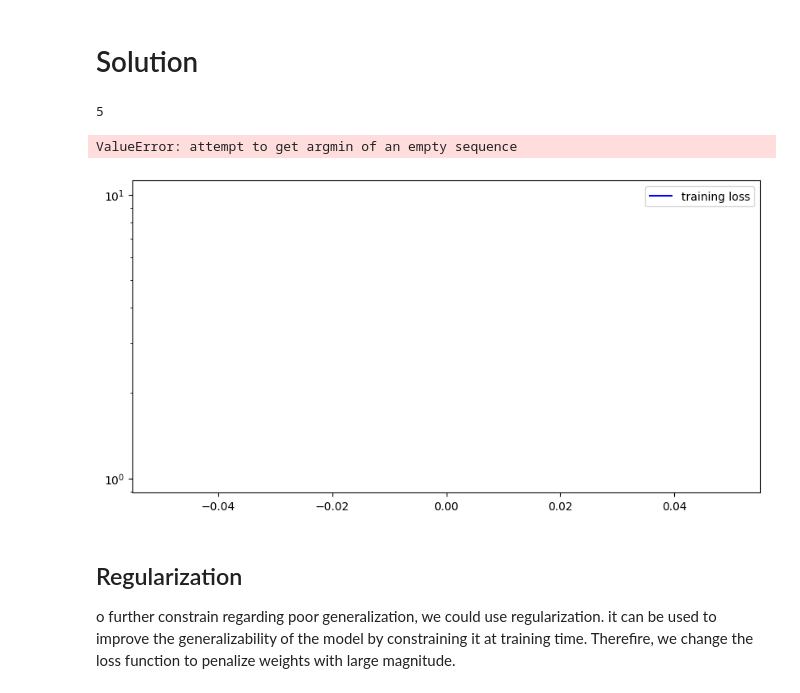
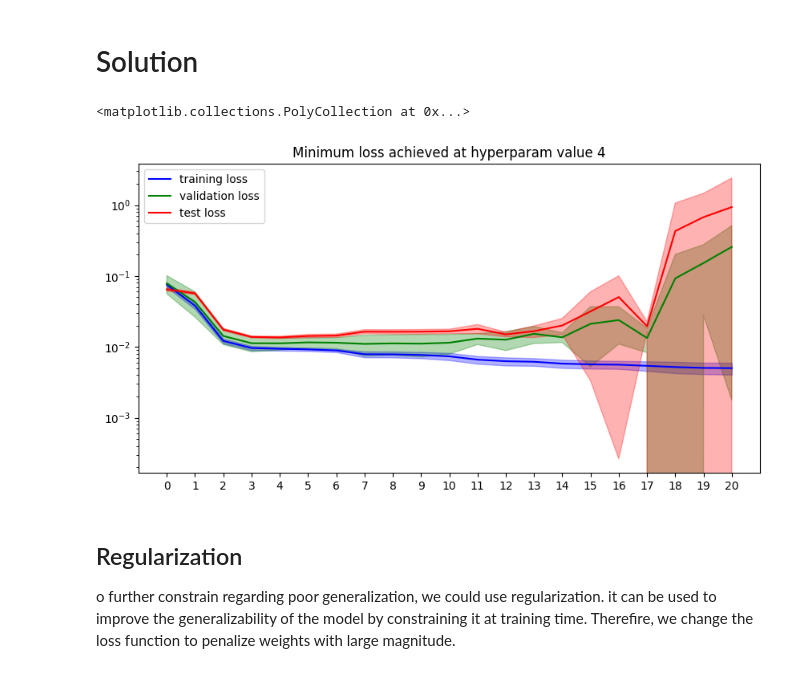
Before and after one commit to charan250498/Cross-validation-and-L2-Regularization, a Jupyter notebook: Ordinary Least Squares, Cross Validation and L2 Regularization.ipynb, the cells around one changed output. Drawn from its saved outputs; the diff is of its cells as text; code cells hidden in the pictures.

Commit message:
Completed K-fold Cross Validation and L2 Regularization.

```diff
--- a/Ordinary Least Squares, Cross Validation and L2 Regularization.ipynb
+++ b/Ordinary Least Squares, Cross Validation and L2 Regularization.ipynb
@@ -405,46 +405,61 @@ val_losses_mean = []
 val_losses_std = []
 
 test_losses_mean = []
 test_losses_std = []
 
+x_folds = np.asarray([x.reshape(1, -1).squeeze(0)[i*fold_size : (i+1)*fold_size] for i in range(Num_folds)])
+y_folds = np.asarray([y[i*fold_size : (i+1)*fold_size] for i in range(Num_folds)])
+
 for degree in range(max_degree):
 
     #<<TODO#3>> Add your code here
+    train_loss = []
+    val_loss = []
+    test_loss = []
 
-    # ...
+    for validation_fold_index in range(Num_folds):
+        x_train = np.hstack(np.delete(x_folds, (validation_fold_index), axis = 0)).reshape(-1, 1)
+        y_train = np.hstack(np.delete(y_folds, (validation_fold_index), axis = 0))
+        features_train = polynomial_features(x_train, degree)
+        w = least_squares(features_train, y_train)
+        train_loss.append(avg_loss(features_train, y_train, w))
 
-    # train_losses_mean.append(...)
-    # train_losses_std.append(...)
+        x_val = x_folds[validation_fold_index].reshape(-1, 1)
+        y_val = y_folds[validation_fold_index]
+        features_val = polynomial_features(x_val, degree)
+        val_loss.append(avg_loss(features_val, y_val, w))
 
-    # val_losses_mean.append(...)
-    # val_losses_std.append(...)
+        x_test = x_new
+        y_test = y_new
+        features_test = polynomial_features(x_test, degree)
+        test_loss.append(avg_loss(features_test, y_test, w))
 
-    # test_losses_mean.append(...)
-    # test_losses_std.append(...)
-
-
-
+    train_losses_mean.append(np.mean(np.asarray(train_loss)))
+    train_losses_std.append(np.std(np.asarray(train_loss)))
+    val_losses_mean.append(np.mean(np.asarray(val_loss)))
+    val_losses_std.append(np.std(np.asarray(val_loss)))
+    test_losses_mean.append(np.mean(np.asarray(test_loss)))
+    test_losses_std.append(np.std(np.asarray(test_loss)))
 
 plt.figure(figsize=(10, 5))
 plot_losses(train_losses_mean, label='training loss', color='b')
 std_n = np.array(train_losses_mean) - np.array(train_losses_std)
 std_p = np.array(train_losses_mean) + np.array(train_losses_std)
 plt.fill_between(range(max_degree), std_n, std_p, color='b', alpha=0.3)
 
 plot_losses(val_losses_mean, label='validation loss', color='g')
 std_n = np.array(val_losses_mean) - np.array(val_losses_std)
 std_p = np.array(val_losses_mean) + np.array(val_losses_std)
 plt.fill_between(range(max_degree), std_n, std_p, color='g', alpha=0.3)
 
 
 plot_losses(test_losses_mean, label='test loss', color='r')
 std_n = np.array(test_losses_mean) - np.array(test_losses_std)
 std_p = np.array(test_losses_mean) + np.array(test_losses_std)
 plt.fill_between(range(max_degree), std_n, std_p, color='r', alpha=0.3)
 # %% [output]
-5
+<matplotlib.collections.PolyCollection at 0x...>
-ValueError: attempt to get argmin of an empty sequence
-[figure, old version]
+[figure, new version]
 # %% [markdown]
 ##  Regularization
 o further constrain regarding poor generalization, we could use regularization. it can be used to improve the generalizability of the model by constraining it at training time. Therefire, we change the loss function to penalize weights with large magnitude.
```
Also changed, not shown: parts of 3 cells of this notebook.
